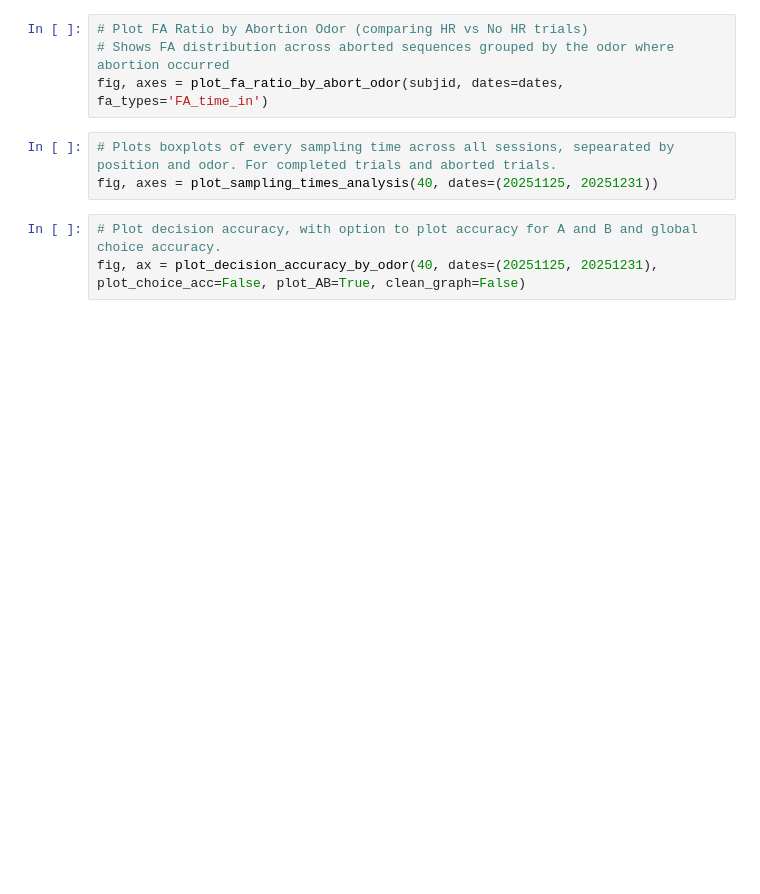
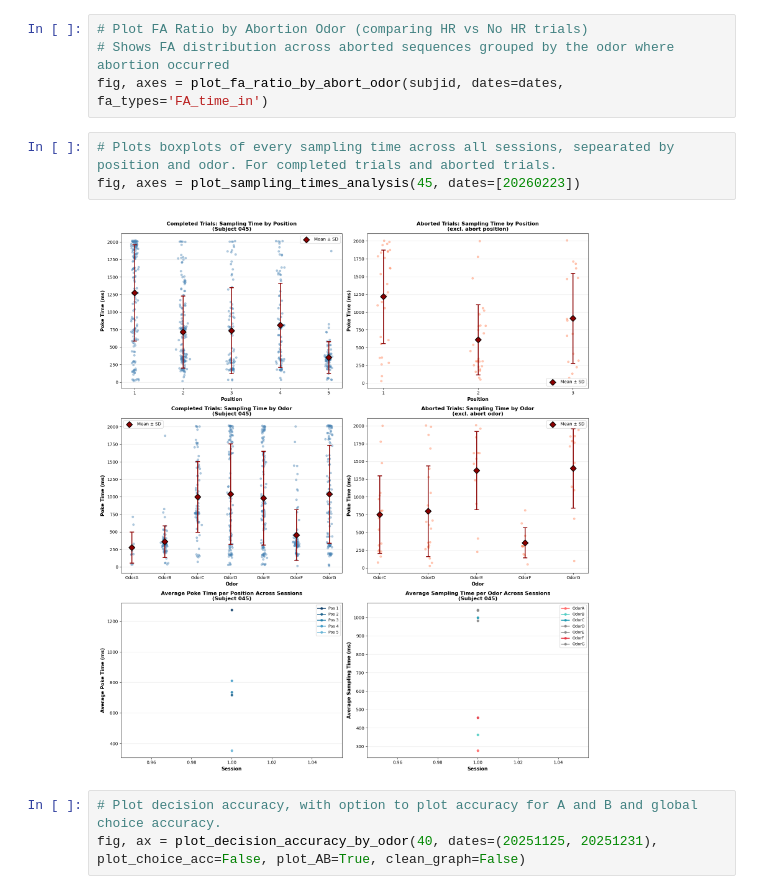
Before and after one commit to SainsburyWellcomeCentre/hypnose-analysis, a Jupyter notebook: notebooks/behavior_visualization.ipynb, the cells around one changed output. Drawn from its saved outputs; the diff is of its cells as text; blank space fills up the shorter version.

```diff
--- a/notebooks/behavior_visualization.ipynb
+++ b/notebooks/behavior_visualization.ipynb
@@ -40,7 +40,9 @@ fig, axes = plot_fa_ratio_by_hr_position(subjid, dates=dates, fa_types='FA_time_
 fig, axes = plot_fa_ratio_by_abort_odor(subjid, dates=dates, fa_types='FA_time_in')
 # %%
 # Plots boxplots of every sampling time across all sessions, sepearated by position and odor. For completed trials and aborted trials.
-fig, axes = plot_sampling_times_analysis(40, dates=(20251125, 20251231))
+fig, axes = plot_sampling_times_analysis(45, dates=[20260223])
+# %% [output]
+[figure, added]
 # %%
 # Plot decision accuracy, with option to plot accuracy for A and B and global choice accuracy.
 fig, ax = plot_decision_accuracy_by_odor(40, dates=(20251125, 20251231), plot_choice_acc=False, plot_AB=True, clean_graph=False)
```
Also changed, not shown: 2 other files.
